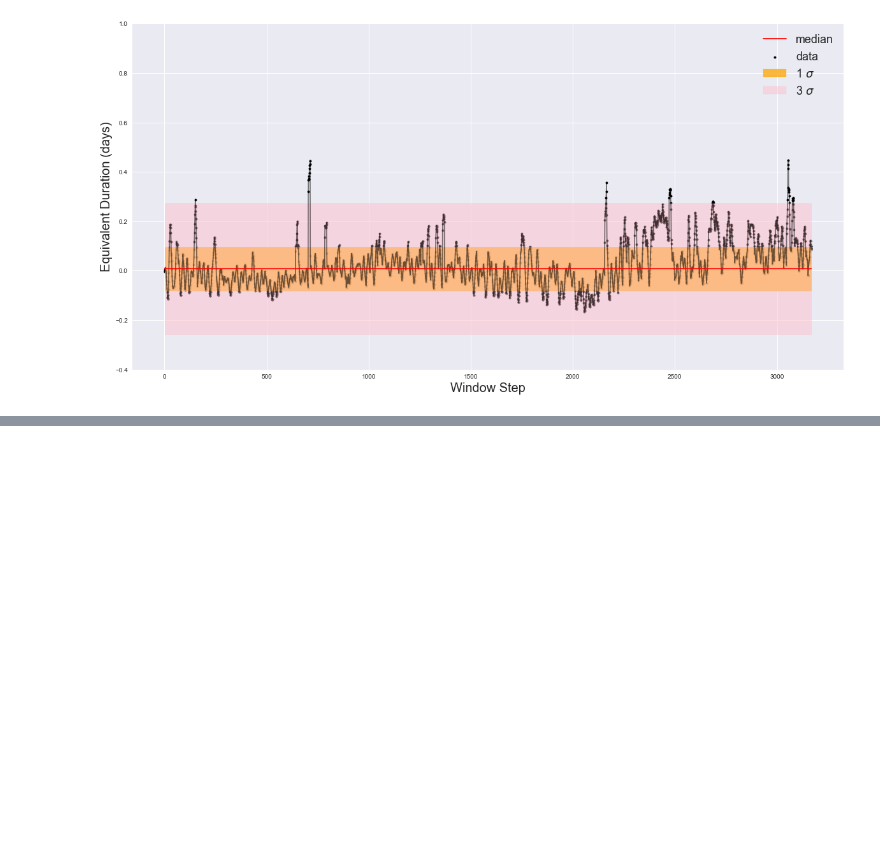
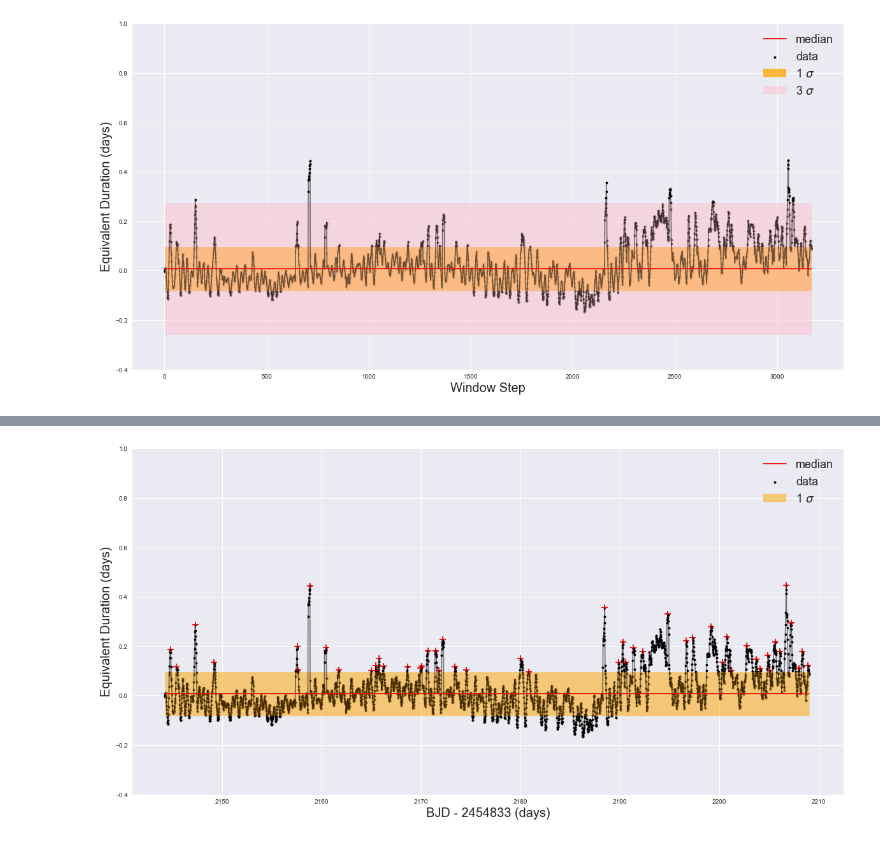
Before and after one commit to RileyWClarke/BiancoGroup, a Jupyter notebook: BiancoSummer2019.ipynb, the cells around one changed output, grey strips where cells are left out. Drawn from its saved outputs; the diff is of its cells as text; code cells hidden in the pictures; blank space fills up the shorter version.

```diff
--- a/BiancoSummer2019.ipynb
+++ b/BiancoSummer2019.ipynb
@@ -1083,0 +1125,29 @@ np.median(ED) + sigma * ED.std()
+# %%
+plt.figure(figsize=(20,10))
+plt.scatter(ftimes, ED, marker='.', c='k', label='data')
+
+
+plt.plot(ftimes, ED, ls='-', c='k', alpha=0.5)
+plt.plot(ftimes, np.full(len(ftimes),np.median(ED)), c='red', label='median')
+plt.fill_between(ftimes, np.full(len(ftimes), np.median(ED) - 1 * ED.std()), np.full(len(ftimes),np.median(ED) + 1 * ED.std()),
+                 color='orange', alpha=0.5, label=r'1 $\sigma$')
+
+i=0
+flrED = np.zeros(len(nessies))
+flrtime = np.zeros(len(nessies))
+for ness in nessies:
+    flrED[i] = ED[ness].max()
+    flrtime_index = int(ness[np.where(ED[ness] == ED[ness].max())[0]])
+    flrtime[i] = ftimes[flrtime_index]
+    i += 1
+
+plt.scatter(flrtime,flrED,marker='+',c='red',s=100)
+
+plt.ylim(-0.4,1.0)
+plt.ylabel('Equivalent Duration (days)', fontsize=20)
+plt.xlabel('BJD - 2454833 (days)', fontsize=20)
+plt.legend(fontsize=18)
+
+plt.savefig('Figures/ED_flrs.png')
+# %% [output]
+[figure, added]
```
Also changed, not shown: parts of 12 cells of this notebook, 6 other files.
